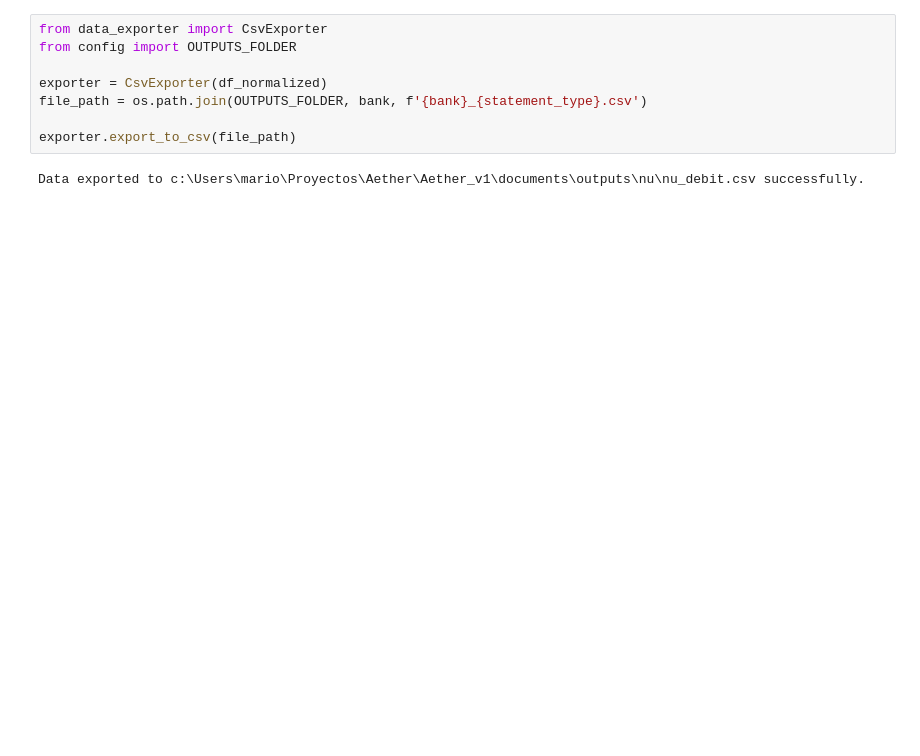
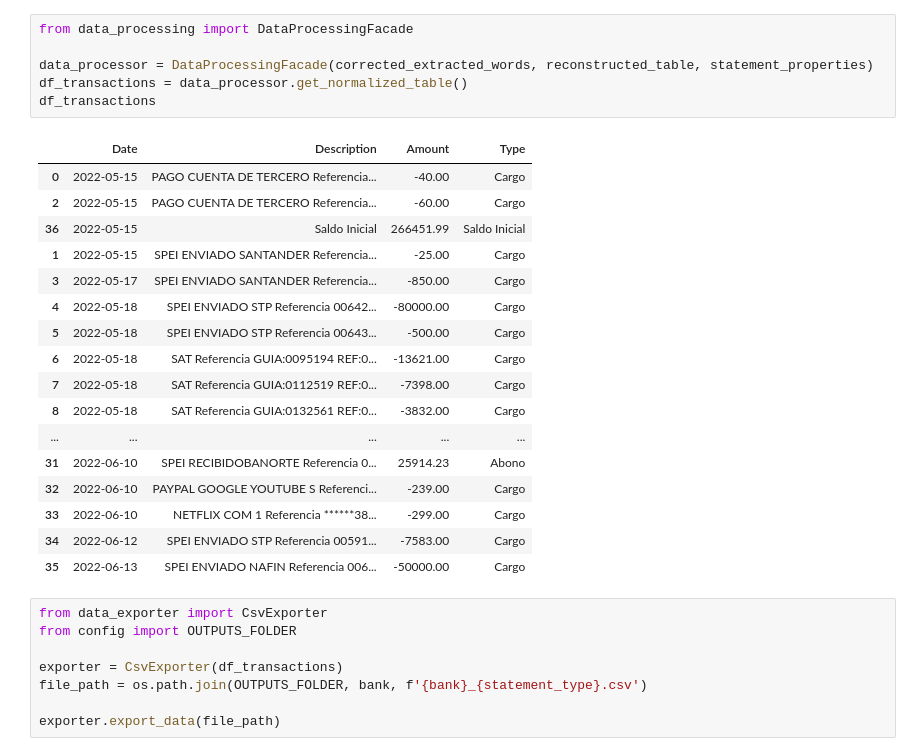
Before and after one commit to MarioCanudas/Aether, a Jupyter notebook: Aether_v1/models/test_models.ipynb, the cells around one changed output. Cells and saved outputs as stored; diff of their text form; blank space fills up the shorter version.

```diff
--- a/Aether_v1/models/test_models.ipynb
+++ b/Aether_v1/models/test_models.ipynb
@@ -197,10 +70,32 @@ normalizer.period_idx
+# %%
+from data_processing import DataProcessingFacade
+
+data_processor = DataProcessingFacade(corrected_extracted_words, reconstructed_table, statement_properties)
+df_transactions = data_processor.get_normalized_table()
+df_transactions
+# %% [output]
+|  | Date | Description | Amount | Type |
+| 0 | 2022-05-15 | PAGO CUENTA DE TERCERO Referencia... | -40.00 | Cargo |
+| 2 | 2022-05-15 | PAGO CUENTA DE TERCERO Referencia... | -60.00 | Cargo |
+| 36 | 2022-05-15 | Saldo Inicial | 266451.99 | Saldo Inicial |
+| 1 | 2022-05-15 | SPEI ENVIADO SANTANDER Referencia... | -25.00 | Cargo |
+| 3 | 2022-05-17 | SPEI ENVIADO SANTANDER Referencia... | -850.00 | Cargo |
+| 4 | 2022-05-18 | SPEI ENVIADO STP Referencia 00642... | -80000.00 | Cargo |
+| 5 | 2022-05-18 | SPEI ENVIADO STP Referencia 00643... | -500.00 | Cargo |
+| 6 | 2022-05-18 | SAT Referencia GUIA:0095194 REF:0... | -13621.00 | Cargo |
+| 7 | 2022-05-18 | SAT Referencia GUIA:0112519 REF:0... | -7398.00 | Cargo |
+| 8 | 2022-05-18 | SAT Referencia GUIA:0132561 REF:0... | -3832.00 | Cargo |
+| ... | ... | ... | ... | ... |
+| 31 | 2022-06-10 | SPEI RECIBIDOBANORTE Referencia 0... | 25914.23 | Abono |
+| 32 | 2022-06-10 | PAYPAL GOOGLE YOUTUBE S Referenci... | -239.00 | Cargo |
+| 33 | 2022-06-10 | NETFLIX COM 1 Referencia ******38... | -299.00 | Cargo |
+| 34 | 2022-06-12 | SPEI ENVIADO STP Referencia 00591... | -7583.00 | Cargo |
+| 35 | 2022-06-13 | SPEI ENVIADO NAFIN Referencia 006... | -50000.00 | Cargo |
 # %%
 from data_exporter import CsvExporter
 from config import OUTPUTS_FOLDER
 
-exporter = CsvExporter(df_normalized)
+exporter = CsvExporter(df_transactions)
 file_path = os.path.join(OUTPUTS_FOLDER, bank, f'{bank}_{statement_type}.csv')
 
-exporter.export_to_csv(file_path)
+exporter.export_data(file_path)
-# %% [output]
-Data exported to c:\Users\mario\Proyectos\Aether\Aether_v1\documents\outputs\nu\nu_debit.csv successfully.
```
Also changed, not shown: parts of 13 cells of this notebook, 8 other files.
